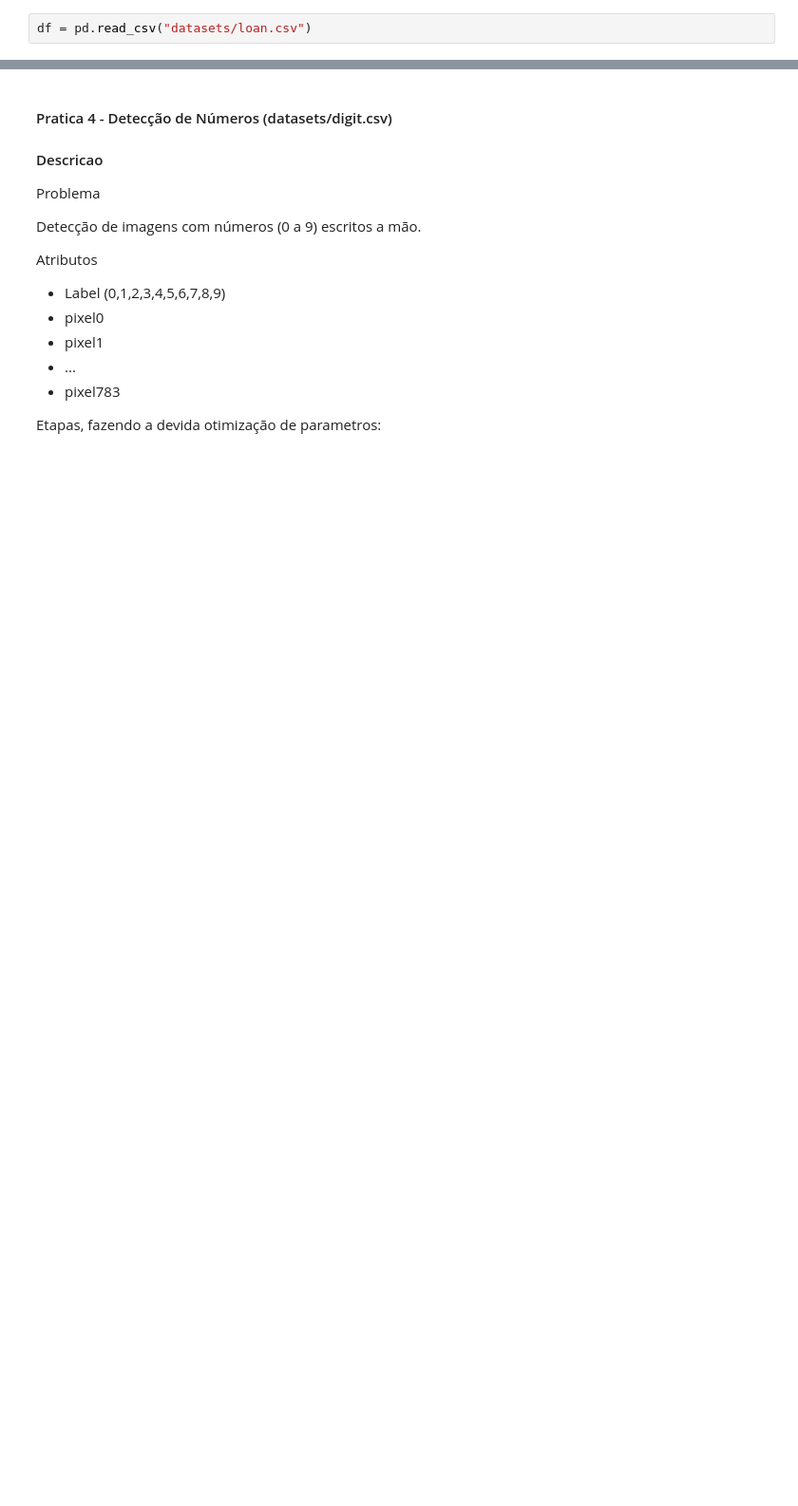
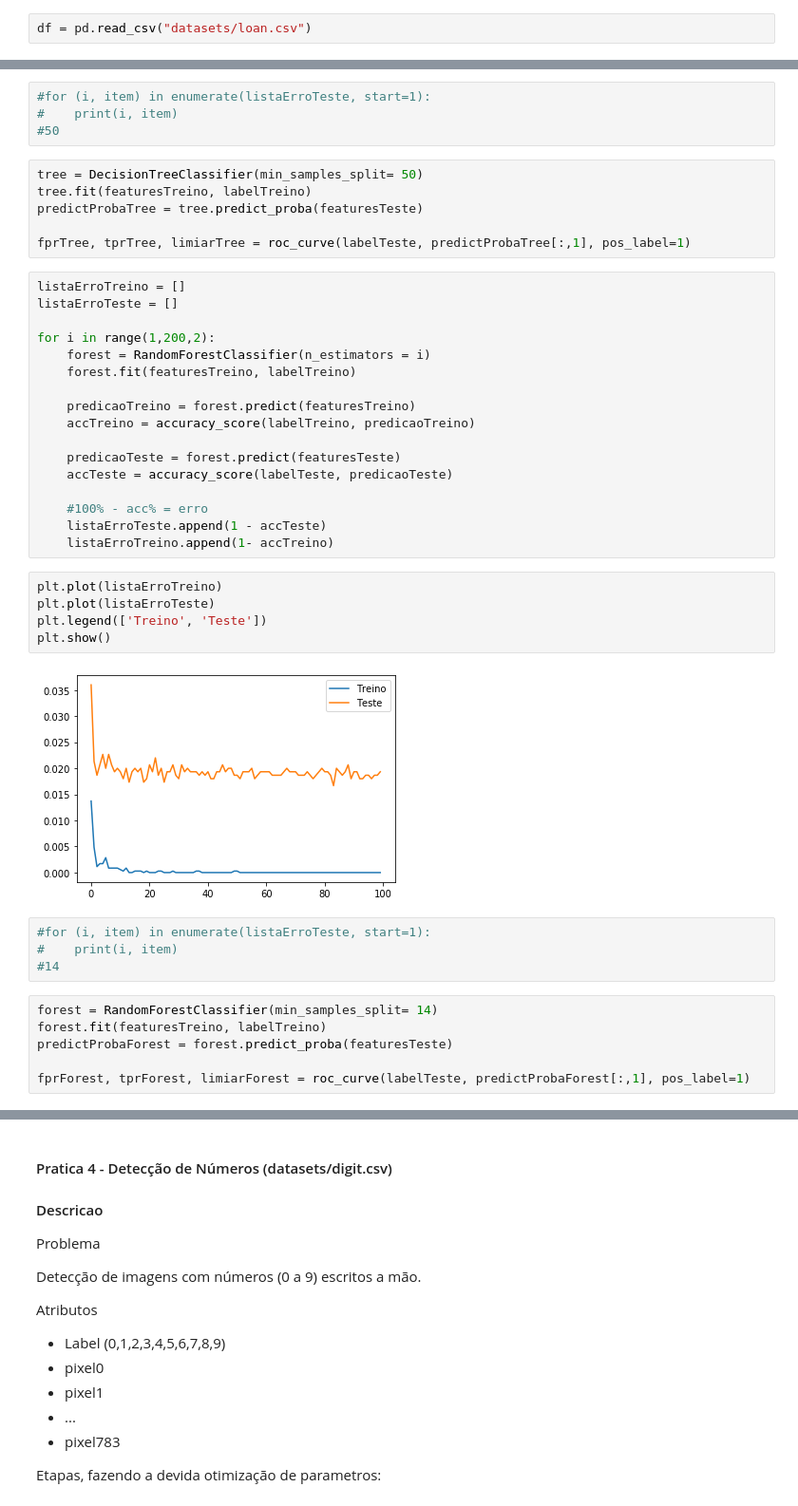
Before and after one commit to AleBark/Data-Mining-Basics, a Jupyter notebook: list_04/ex_04.ipynb, the cells around one changed output, grey strips where cells are left out. Shown at 95% size. Drawn from its saved outputs; the diff is of its cells as text; blank space fills up the shorter version.

```diff
--- a/list_04/ex_04.ipynb
+++ b/list_04/ex_04.ipynb
@@ -365,0 +414,44 @@ df.describe()
+# %%
+#for (i, item) in enumerate(listaErroTeste, start=1):
+#    print(i, item)
+#50
+# %%
+tree = DecisionTreeClassifier(min_samples_split= 50)
+tree.fit(featuresTreino, labelTreino)
+predictProbaTree = tree.predict_proba(featuresTeste)
+
+fprTree, tprTree, limiarTree = roc_curve(labelTeste, predictProbaTree[:,1], pos_label=1)
+# %%
+listaErroTreino = []
+listaErroTeste = []
+
+for i in range(1,200,2):
+    forest = RandomForestClassifier(n_estimators = i)
+    forest.fit(featuresTreino, labelTreino)
+
+    predicaoTreino = forest.predict(featuresTreino)
+    accTreino = accuracy_score(labelTreino, predicaoTreino)
+
+    predicaoTeste = forest.predict(featuresTeste)
+    accTeste = accuracy_score(labelTeste, predicaoTeste)
+
+    #100% - acc% = erro
+    listaErroTeste.append(1 - accTeste)
+    listaErroTreino.append(1- accTreino)
+# %%
+plt.plot(listaErroTreino)
+plt.plot(listaErroTeste)
+plt.legend(['Treino', 'Teste'])
+plt.show()
+# %% [output]
+[figure, added]
+# %%
+#for (i, item) in enumerate(listaErroTeste, start=1):
+#    print(i, item)
+#14
+# %%
+forest = RandomForestClassifier(min_samples_split= 14)
+forest.fit(featuresTreino, labelTreino)
+predictProbaForest = forest.predict_proba(featuresTeste)
+
+fprForest, tprForest, limiarForest = roc_curve(labelTeste, predictProbaForest[:,1], pos_label=1)
```
Also changed, not shown: parts of 20 cells of this notebook.
